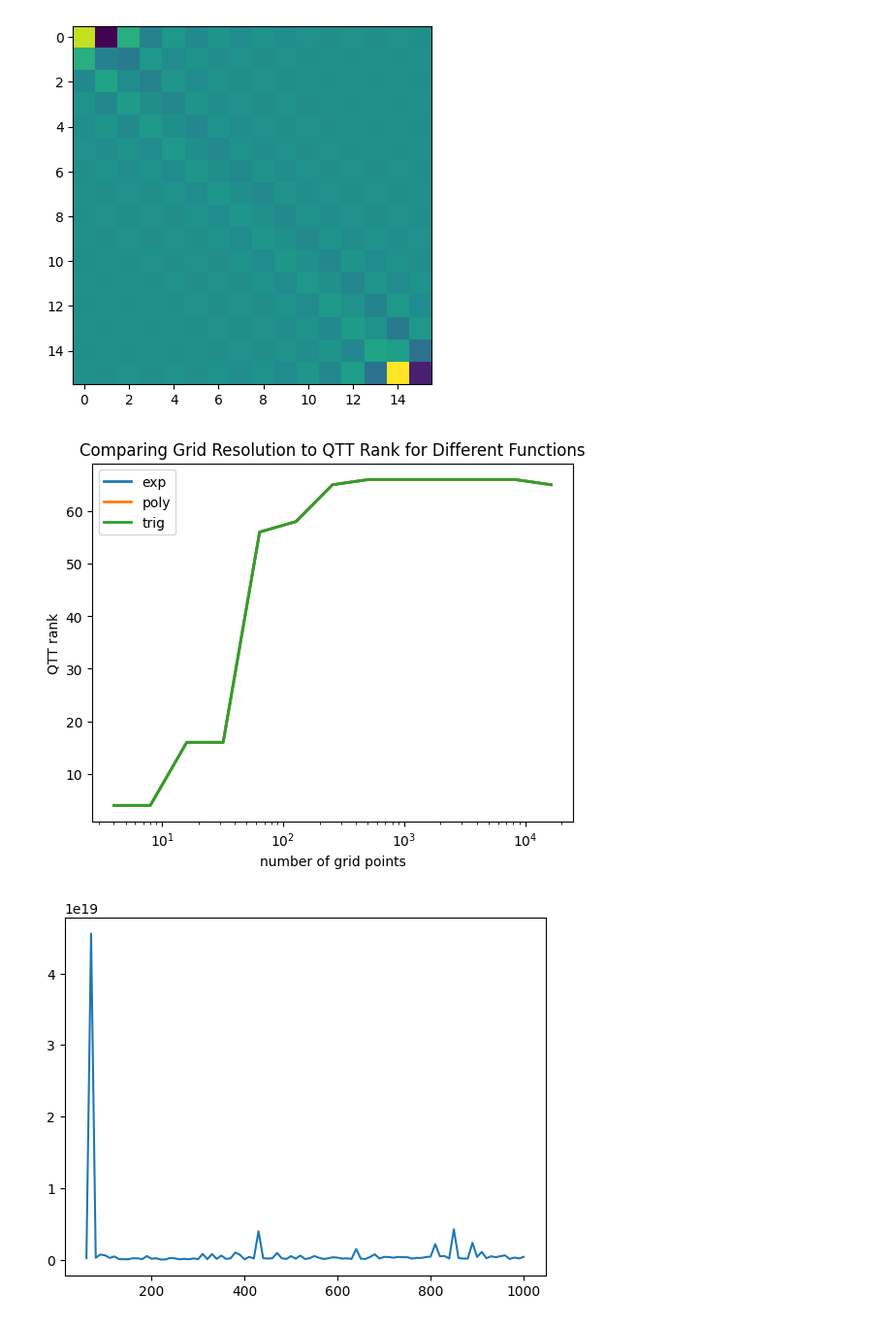
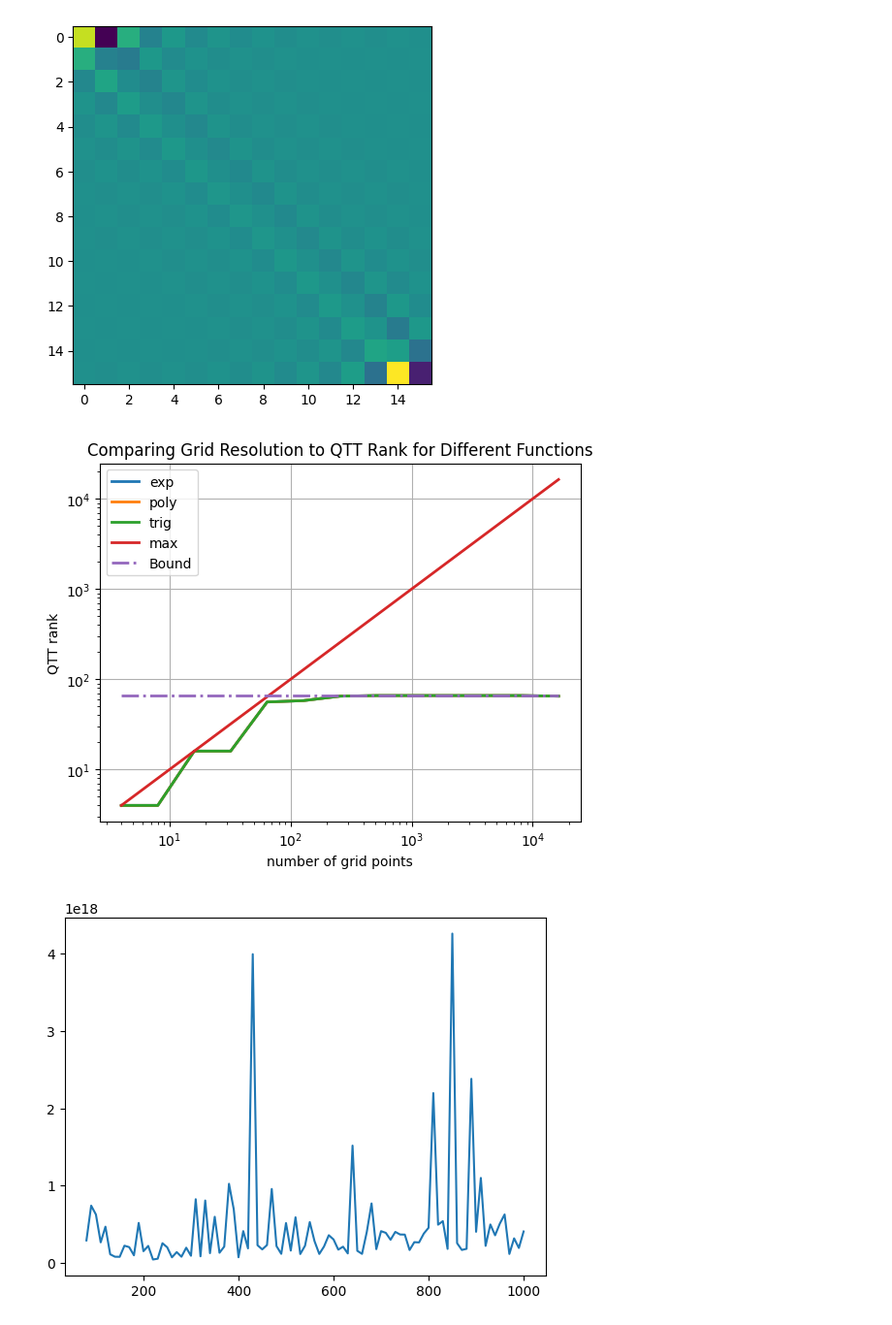
Before and after one commit to mtscott/Spectral-QTT, a Jupyter notebook: driver_figures.ipynb, the cells around one changed output. Shown at 97% size. Saved outputs shown, nothing was run; the diff lists cells and outputs as text; code cells hidden in the pictures.

Commit message:
Updated Figures

```diff
--- a/driver_figures.ipynb
+++ b/driver_figures.ipynb
@@ -115,18 +115,23 @@ plt.imshow(D)
 [figure]
 # %%
 rank = np.array([4,4,16,16,56,58,65,66,66,66,66,66,65])
+maxrank = np.array([4,8,16,32,64,128,256,512,1024,2048,4096,8192,16384])
 cores = np.logspace(2,14,13, endpoint=True, base=2.0)
+bnd = 66.1 * np.ones(13)
 
-plt.semilogx(cores,rank, linewidth = 2,label = 'exp')
-plt.semilogx(cores,rank, linewidth = 2, label = 'poly')
-plt.semilogx(cores,rank, linewidth = 2,label = 'trig')
+plt.loglog(cores,rank, linewidth = 2,label = 'exp')
+plt.loglog(cores,rank, linewidth = 2, label = 'poly')
+plt.loglog(cores,rank, linewidth = 2,label = 'trig')
+plt.loglog(cores, maxrank, linewidth = 2, label = 'max')
+plt.loglog(cores, bnd, '-.', linewidth = 2 ,label = 'Bound')
 plt.xlabel('number of grid points')
 plt.ylabel('QTT rank')
 plt.title('Comparing Grid Resolution to QTT Rank for Different Functions')
 plt.legend()
+plt.grid()
 plt.show()
 # %% [output]
-[figure, old version]
+[figure, new version]
 # %%
 npts = np.arange(10,1001, 10)
 #rnk = np.zeros(npts.shape)
@@ -137,7 +142,7 @@ for i in range(100):
     #rnk[i] = npla.matrix_rank(D, tol=None, hermitian=False)
     cnd[i] = npla.cond(D)
 # %%
-plt.plot(npts[5:], cnd[5:])
+plt.plot(npts[7:], cnd[7:])
 plt.show()
 # %% [output]
-[figure, old version]
+[figure, new version]
```
Also changed, not shown: 4 other files.
